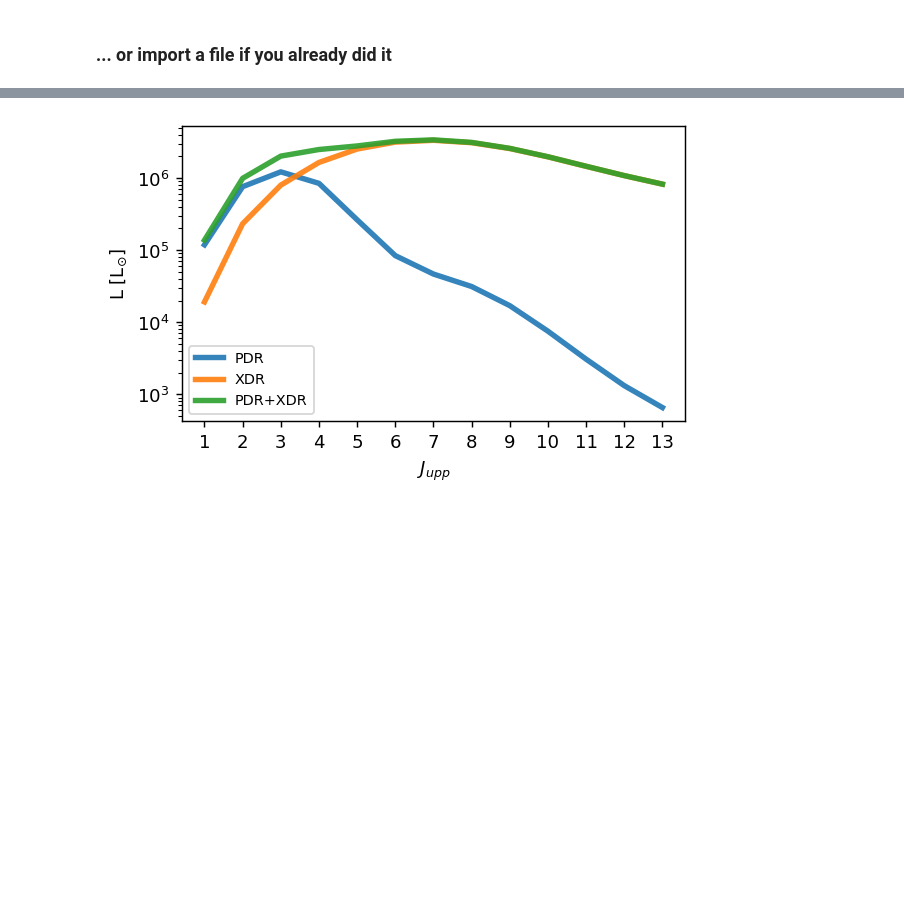
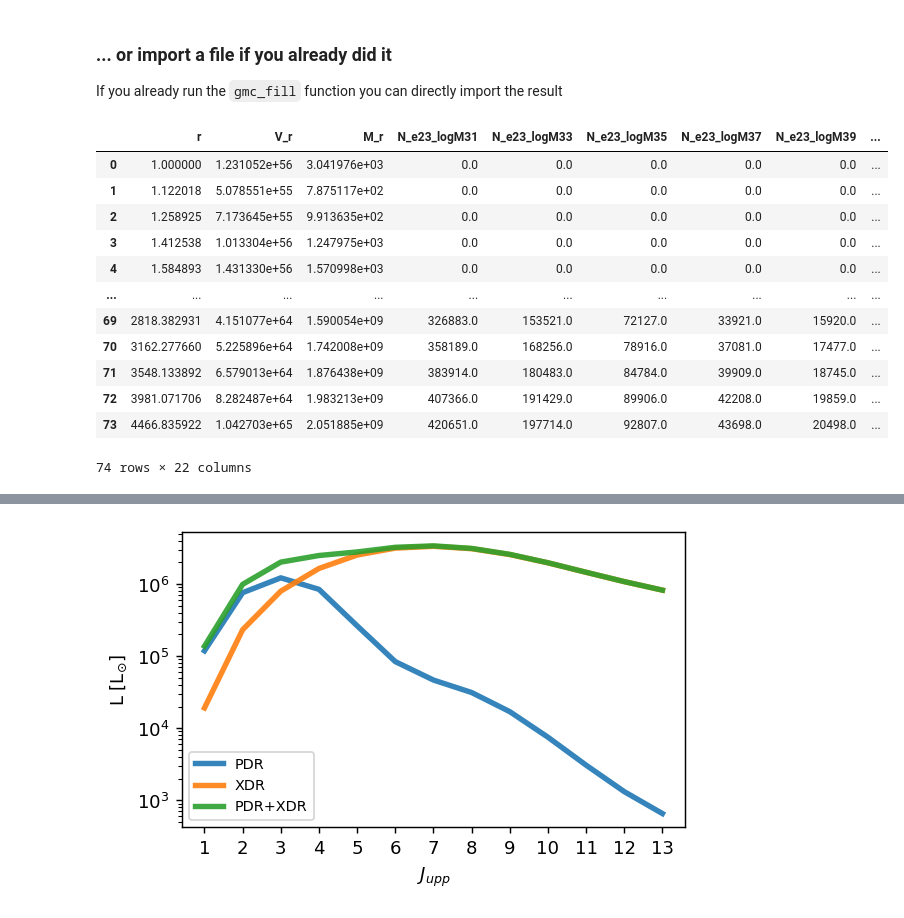
Before and after one commit to federicoesposito/galaxySLED, a Jupyter notebook: gmc_notebook.ipynb, the cells around one changed output, grey strips where cells are left out. Cells and saved outputs as stored; diff of their text form; code cells hidden in the pictures; blank space fills up the shorter version.

```diff
--- a/gmc_notebook.ipynb
+++ b/gmc_notebook.ipynb
@@ -40,4 +90,21 @@ quanta = gmc_fill(outfolder, Mmol_tot, r25, logR_step, gmcs, a, verbose=True)
 # %% [markdown]
 ### ... or import a file if you already did it
+
+If you already run the `gmc_fill` function you can directly import the result
 # %%
-quanta = pd.read_csv(outfolder + 'GMCs_Nradii74_a164.csv', index_col=0)
+galdf = pd.read_csv(outfolder + 'GMCs_Nradii74_a164.csv', index_col=0)
+galdf
+# %% [output]
+|  | r | V_r | M_r | N_e23_logM31 | N_e23_logM33 | N_e23_logM35 | N_e23_logM37 | N_e23_logM39 | ... |
+| 0 | 1.000000 | 1.231052e+56 | 3.041976e+03 | 0.0 | 0.0 | 0.0 | 0.0 | 0.0 | ... |
+| 1 | 1.122018 | 5.078551e+55 | 7.875117e+02 | 0.0 | 0.0 | 0.0 | 0.0 | 0.0 | ... |
+| 2 | 1.258925 | 7.173645e+55 | 9.913635e+02 | 0.0 | 0.0 | 0.0 | 0.0 | 0.0 | ... |
+| 3 | 1.412538 | 1.013304e+56 | 1.247975e+03 | 0.0 | 0.0 | 0.0 | 0.0 | 0.0 | ... |
+| 4 | 1.584893 | 1.431330e+56 | 1.570998e+03 | 0.0 | 0.0 | 0.0 | 0.0 | 0.0 | ... |
+| ... | ... | ... | ... | ... | ... | ... | ... | ... | ... |
+| 69 | 2818.382931 | 4.151077e+64 | 1.590054e+09 | 326883.0 | 153521.0 | 72127.0 | 33921.0 | 15920.0 | ... |
+| 70 | 3162.277660 | 5.225896e+64 | 1.742008e+09 | 358189.0 | 168256.0 | 78916.0 | 37081.0 | 17477.0 | ... |
+| 71 | 3548.133892 | 6.579013e+64 | 1.876438e+09 | 383914.0 | 180483.0 | 84784.0 | 39909.0 | 18745.0 | ... |
+| 72 | 3981.071706 | 8.282487e+64 | 1.983213e+09 | 407366.0 | 191429.0 | 89906.0 | 42208.0 | 19859.0 | ... |
+| 73 | 4466.835922 | 1.042703e+65 | 2.051885e+09 | 420651.0 | 197714.0 | 92807.0 | 43698.0 | 20498.0 | ... |
+74 rows × 22 columns
```
Also changed, not shown: parts of 28 cells of this notebook.
